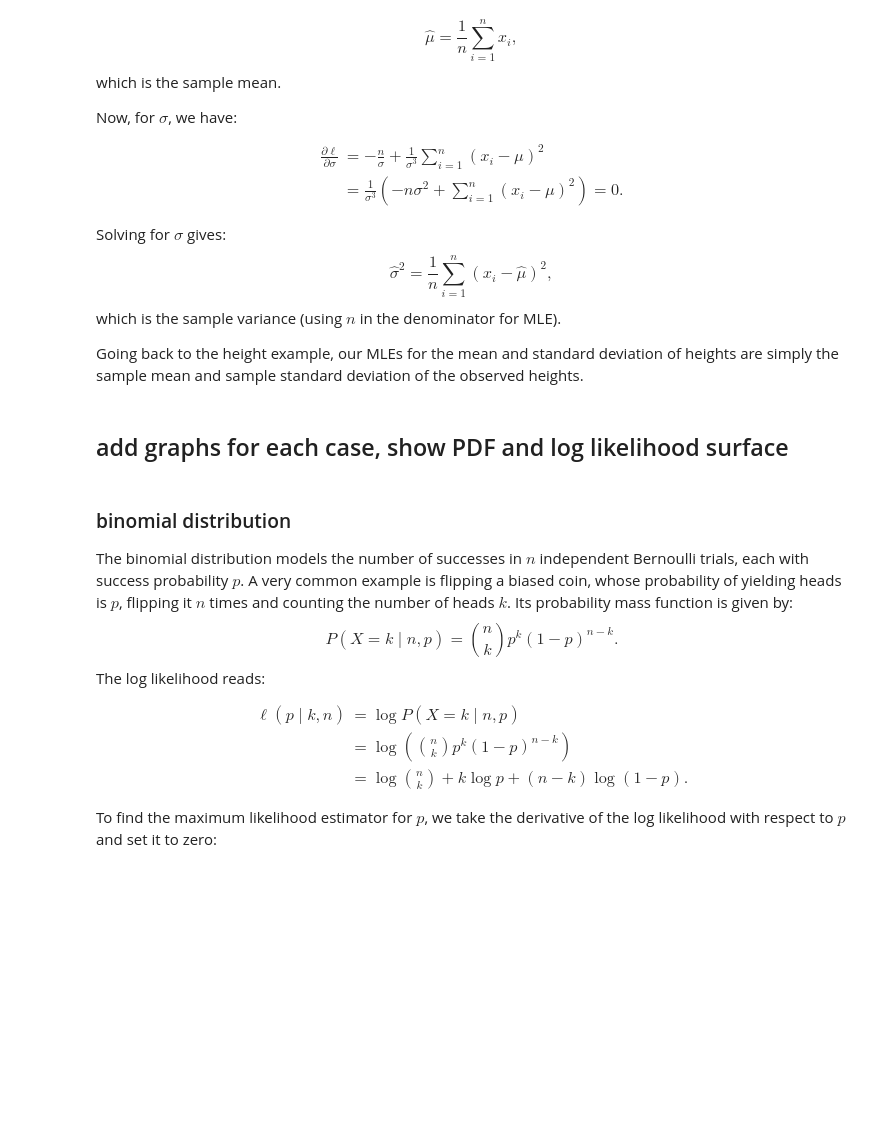
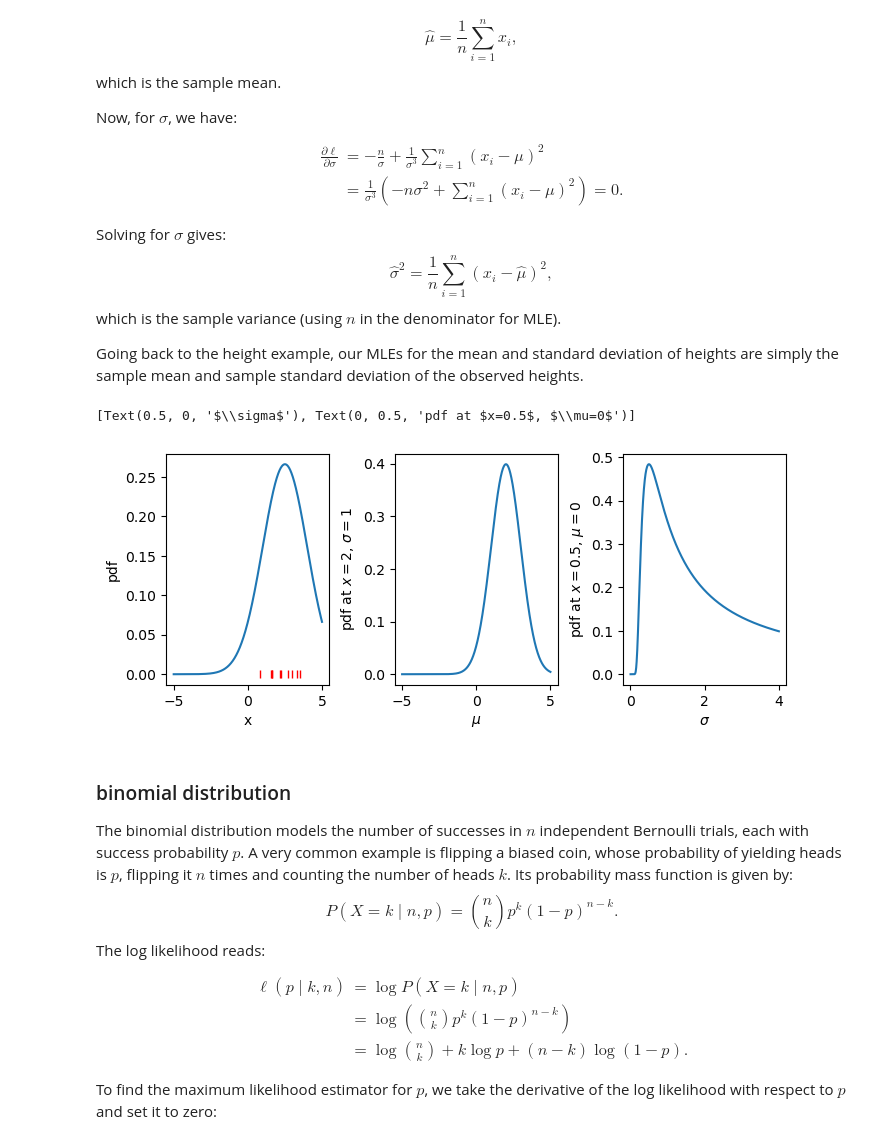
Before and after one commit to yairmau/statistics, a Jupyter notebook: foundations/MLE.ipynb, the cells around one changed output. Drawn from its saved outputs; the diff is of its cells as text; code cells hidden in the pictures; blank space fills up the shorter version.

```diff
--- a/foundations/MLE.ipynb
+++ b/foundations/MLE.ipynb
@@ -89,5 +89,3 @@ $$
 which is the sample variance (using $n$ in the denominator for MLE).
 
 Going back to the height example, our MLEs for the mean and standard deviation of heights are simply the sample mean and sample standard deviation of the observed heights.
-# %% [markdown]
-## add graphs for each case, show PDF and log likelihood surface
@@ -94,3 +97,30 @@ Going back to the height example, our MLEs for the mean and standard deviation o
+# %%
+pdf_normal = lambda x, mu, sigma: (1/(sigma * np.sqrt(2*np.pi))) * np.exp(-0.5 * ((x - mu)/sigma)**2)
+
+fig, ax = plt.subplots(1,3, figsize=(8,3))
+fig.subplots_adjust(wspace=0.4)
+x = np.linspace(-5, 5, 1000)
+mu = np.linspace(-5, 5, 1000)
+sigma = np.linspace(0, 4, 1000)
+
+ideal_mu = 2.5
+ideal_sigma = 1.5
+data = norm.rvs(size=10, loc=ideal_mu, scale=ideal_sigma)
+
+ax[0].plot(x, pdf_normal(x, mu=ideal_mu, sigma=ideal_sigma))
+ax[0].plot(data, np.zeros_like(data), ls='None', marker='|', color='red')
+ax[0].set(xlabel='x', ylabel='pdf')
+
+ax[1].plot(mu, pdf_normal(2, mu, sigma=1))
+ax[0].set(xlabel='x', ylabel='pdf')
+ax[1].set(xlabel=r'$\mu$', ylabel=r'pdf at $x=2$, $\sigma=1$')
+
+ax[2].plot(sigma, pdf_normal(x=0.5, mu=0, sigma=sigma))
+ax[1].set(xlabel=r'$\mu$', ylabel=r'pdf at $x=2$, $\sigma=1$')
+ax[2].set(xlabel=r'$\sigma$', ylabel=r'pdf at $x=0.5$, $\mu=0$')
+# %% [output]
+[Text(0.5, 0, '$\\sigma$'), Text(0, 0.5, 'pdf at $x=0.5$, $\\mu=0$')]
+[figure, added]
 # %% [markdown]
 ### binomial distribution
 
```
Also changed, not shown: parts of 3 cells of this notebook, 1 other file.
